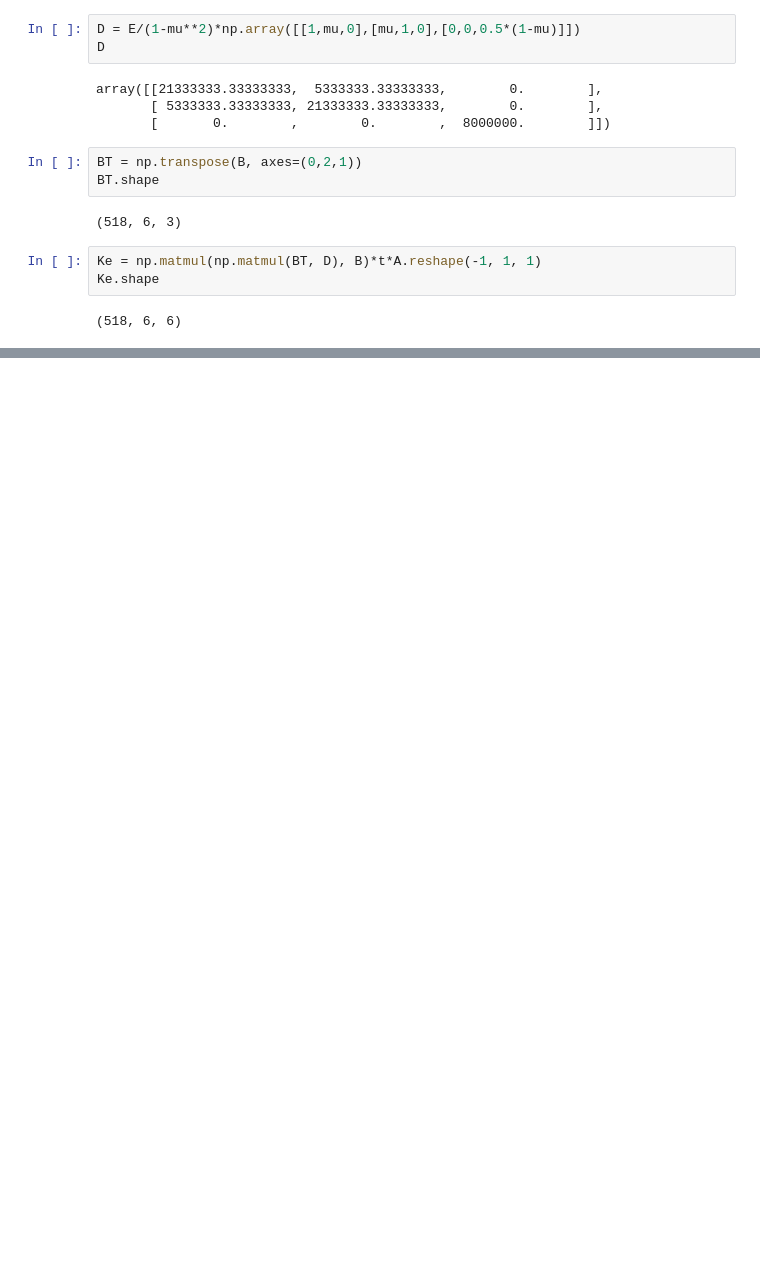
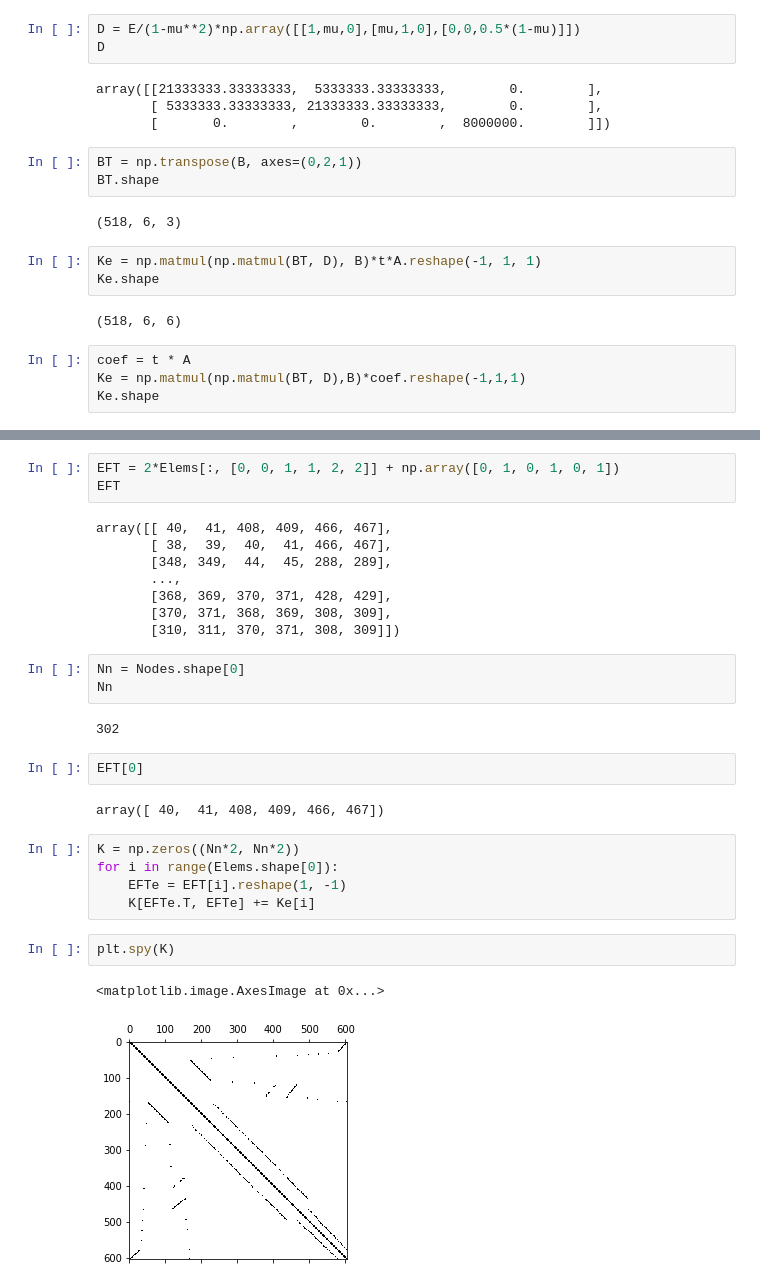
Before and after one commit to BoberSA/FEMCourse, a Jupyter notebook: Segerlind_p235.ipynb, the cells around one changed output, grey strips where cells are left out. Cells and saved outputs as stored; diff of their text form; blank space fills up the shorter version.

```diff
--- a/Segerlind_p235.ipynb
+++ b/Segerlind_p235.ipynb
@@ -216,3 +218,7 @@ Ke = np.matmul(np.matmul(BT, D), B)*t*A.reshape(-1, 1, 1)
 Ke.shape
 # %% [output]
 (518, 6, 6)
+# %%
+coef = t * A
+Ke = np.matmul(np.matmul(BT, D),B)*coef.reshape(-1,1,1)
+Ke.shape
@@ -218,0 +239,30 @@ Ke.shape
+# %%
+EFT = 2*Elems[:, [0, 0, 1, 1, 2, 2]] + np.array([0, 1, 0, 1, 0, 1])
+EFT
+# %% [output]
+array([[ 40,  41, 408, 409, 466, 467],
+       [ 38,  39,  40,  41, 466, 467],
+       [348, 349,  44,  45, 288, 289],
+       ...,
+       [368, 369, 370, 371, 428, 429],
+       [370, 371, 368, 369, 308, 309],
+       [310, 311, 370, 371, 308, 309]])
+# %%
+Nn = Nodes.shape[0]
+Nn
+# %% [output]
+302
+# %%
+EFT[0]
+# %% [output]
+array([ 40,  41, 408, 409, 466, 467])
+# %%
+K = np.zeros((Nn*2, Nn*2))
+for i in range(Elems.shape[0]):
+    EFTe = EFT[i].reshape(1, -1)
+    K[EFTe.T, EFTe] += Ke[i]
+# %%
+plt.spy(K)
+# %% [output]
+<matplotlib.image.AxesImage at 0x...>
+[figure, added]
```
Also changed, not shown: parts of 35 cells of this notebook.
